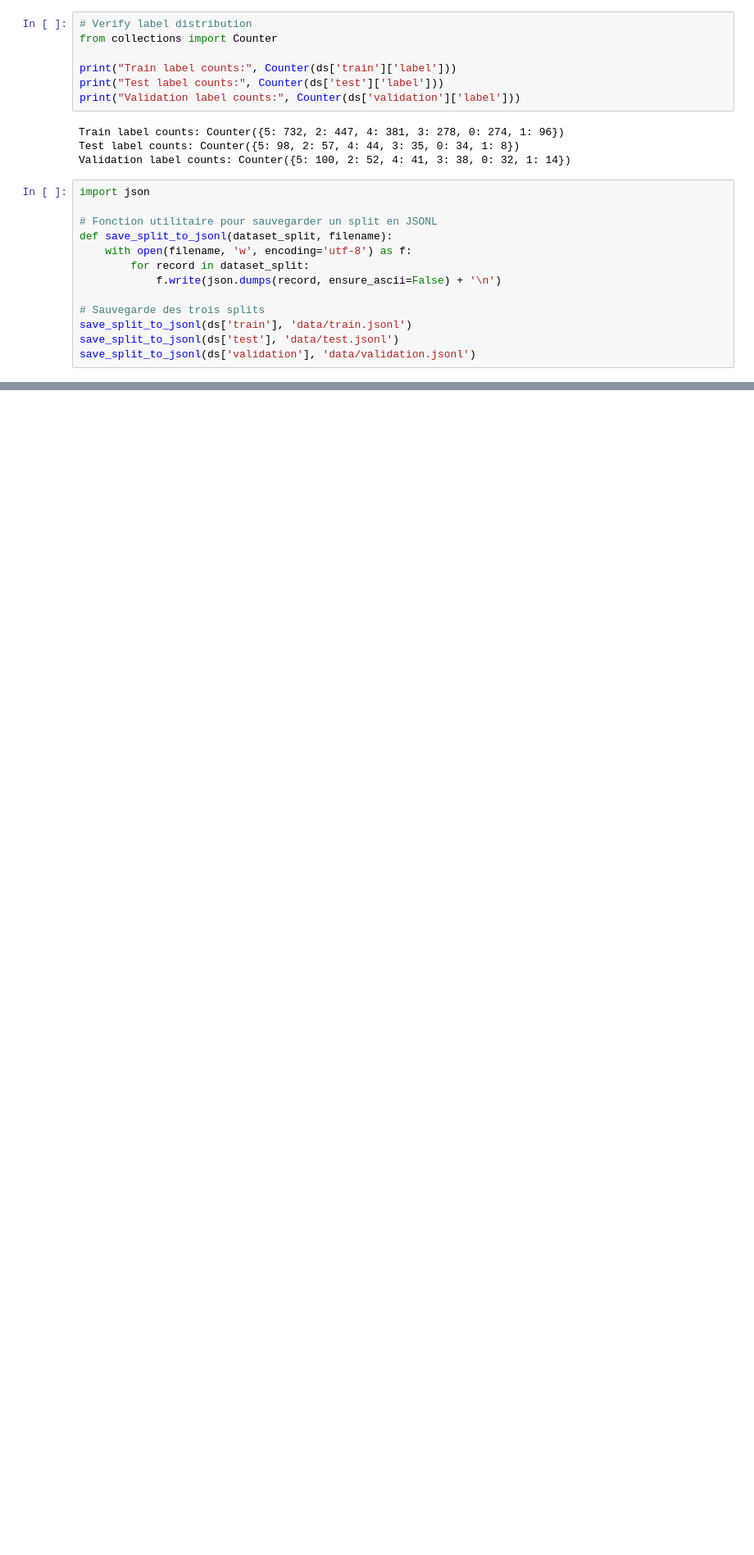
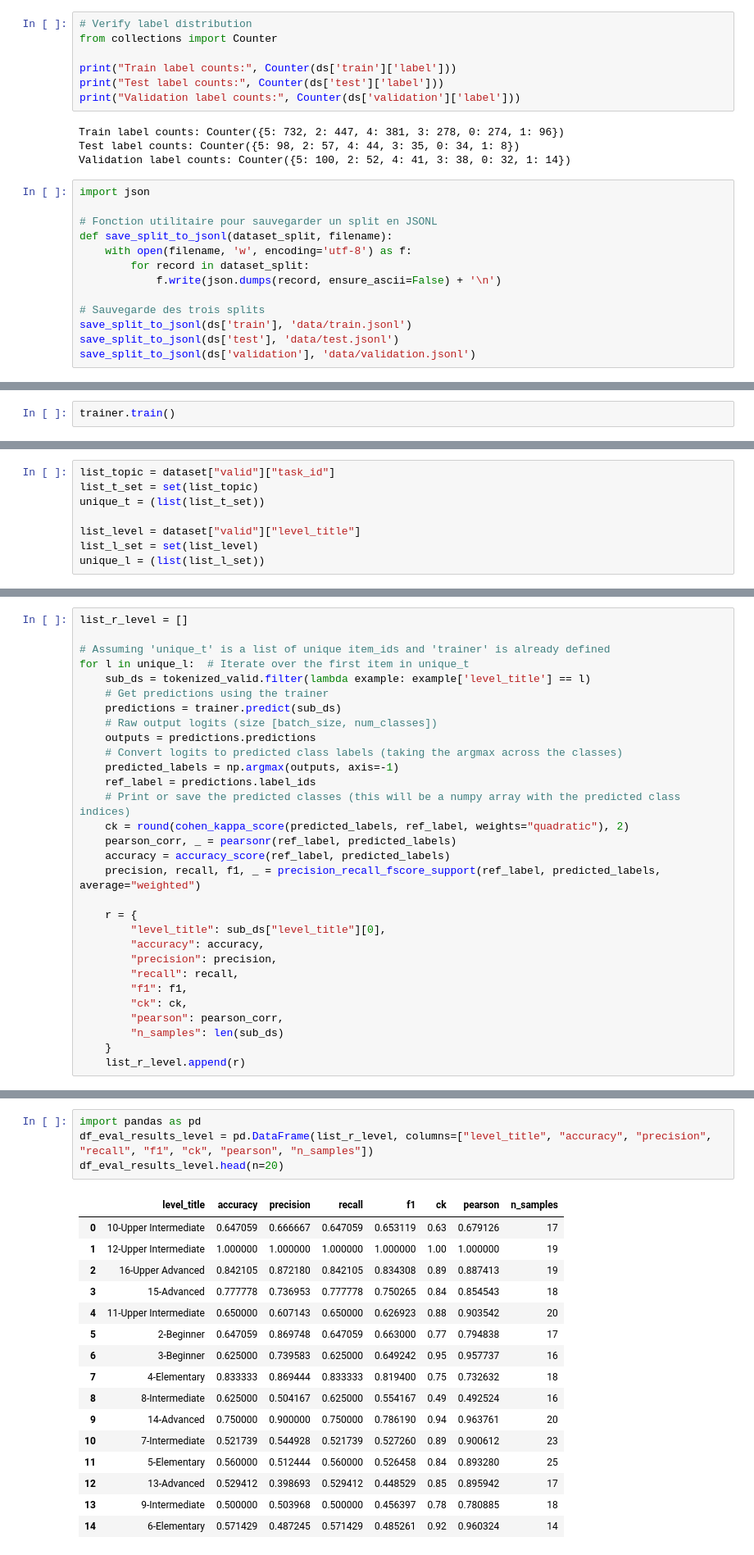
Before and after one commit to kamelnebhi/llm_fine_tuning, a Jupyter notebook: slm/writing_task_class_ai_acc/roberta_trainer.ipynb, the cells around one changed output, grey strips where cells are left out. Shown at 82% size. Cells and saved outputs as stored; diff of their text form; blank space fills up the shorter version.

```diff
--- a/slm/writing_task_class_ai_acc/roberta_trainer.ipynb
+++ b/slm/writing_task_class_ai_acc/roberta_trainer.ipynb
@@ -139,0 +295,2 @@ save_split_to_jsonl(ds['validation'], 'data/validation.jsonl')
+# %%
+trainer.train()
@@ -139,0 +324,8 @@ save_split_to_jsonl(ds['validation'], 'data/validation.jsonl')
+# %%
+list_topic = dataset["valid"]["task_id"]
+list_t_set = set(list_topic)
+unique_t = (list(list_t_set))
+
+list_level = dataset["valid"]["level_title"]
+list_l_set = set(list_level)
+unique_l = (list(list_l_set))
@@ -139,0 +363,30 @@ save_split_to_jsonl(ds['validation'], 'data/validation.jsonl')
+# %%
+list_r_level = []
+
+# Assuming 'unique_t' is a list of unique item_ids and 'trainer' is already defined
+for l in unique_l:  # Iterate over the first item in unique_t
+    sub_ds = tokenized_valid.filter(lambda example: example['level_title'] == l)
+    # Get predictions using the trainer
+    predictions = trainer.predict(sub_ds)
+    # Raw output logits (size [batch_size, num_classes])
+    outputs = predictions.predictions
+    # Convert logits to predicted class labels (taking the argmax across the classes)
+    predicted_labels = np.argmax(outputs, axis=-1)
+    ref_label = predictions.label_ids
+    # Print or save the predicted classes (this will be a numpy array with the predicted class indices)
+    ck = round(cohen_kappa_score(predicted_labels, ref_label, weights="quadratic"), 2)
+    pearson_corr, _ = pearsonr(ref_label, predicted_labels)
+    accuracy = accuracy_score(ref_label, predicted_labels)
+    precision, recall, f1, _ = precision_recall_fscore_support(ref_label, predicted_labels, average="weighted")
+
+    r = {
+        "level_title": sub_ds["level_title"][0],
+        "accuracy": accuracy,
+        "precision": precision,
+        "recall": recall,
+        "f1": f1,
+        "ck": ck,
+        "pearson": pearson_corr,
+        "n_samples": len(sub_ds)
+    }
+    list_r_level.append(r)
@@ -139,0 +416,21 @@ save_split_to_jsonl(ds['validation'], 'data/validation.jsonl')
+# %%
+import pandas as pd
+df_eval_results_level = pd.DataFrame(list_r_level, columns=["level_title", "accuracy", "precision", "recall", "f1", "ck", "pearson", "n_samples"])
+df_eval_results_level.head(n=20)
+# %% [output]
+|  | level_title | accuracy | precision | recall | f1 | ck | pearson | n_samples |
+| 0 | 10-Upper Intermediate | 0.647059 | 0.666667 | 0.647059 | 0.653119 | 0.63 | 0.679126 | 17 |
+| 1 | 12-Upper Intermediate | 1.000000 | 1.000000 | 1.000000 | 1.000000 | 1.00 | 1.000000 | 19 |
+| 2 | 16-Upper Advanced | 0.842105 | 0.872180 | 0.842105 | 0.834308 | 0.89 | 0.887413 | 19 |
+| 3 | 15-Advanced | 0.777778 | 0.736953 | 0.777778 | 0.750265 | 0.84 | 0.854543 | 18 |
+| 4 | 11-Upper Intermediate | 0.650000 | 0.607143 | 0.650000 | 0.626923 | 0.88 | 0.903542 | 20 |
+| 5 | 2-Beginner | 0.647059 | 0.869748 | 0.647059 | 0.663000 | 0.77 | 0.794838 | 17 |
+| 6 | 3-Beginner | 0.625000 | 0.739583 | 0.625000 | 0.649242 | 0.95 | 0.957737 | 16 |
+| 7 | 4-Elementary | 0.833333 | 0.869444 | 0.833333 | 0.819400 | 0.75 | 0.732632 | 18 |
+| 8 | 8-Intermediate | 0.625000 | 0.504167 | 0.625000 | 0.554167 | 0.49 | 0.492524 | 16 |
+| 9 | 14-Advanced | 0.750000 | 0.900000 | 0.750000 | 0.786190 | 0.94 | 0.963761 | 20 |
+| 10 | 7-Intermediate | 0.521739 | 0.544928 | 0.521739 | 0.527260 | 0.89 | 0.900612 | 23 |
+| 11 | 5-Elementary | 0.560000 | 0.512444 | 0.560000 | 0.526458 | 0.84 | 0.893280 | 25 |
+| 12 | 13-Advanced | 0.529412 | 0.398693 | 0.529412 | 0.448529 | 0.85 | 0.895942 | 17 |
+| 13 | 9-Intermediate | 0.500000 | 0.503968 | 0.500000 | 0.456397 | 0.78 | 0.780885 | 18 |
+| 14 | 6-Elementary | 0.571429 | 0.487245 | 0.571429 | 0.485261 | 0.92 | 0.960324 | 14 |
```
Also changed, not shown: parts of 29 cells of this notebook, 5 other files.
